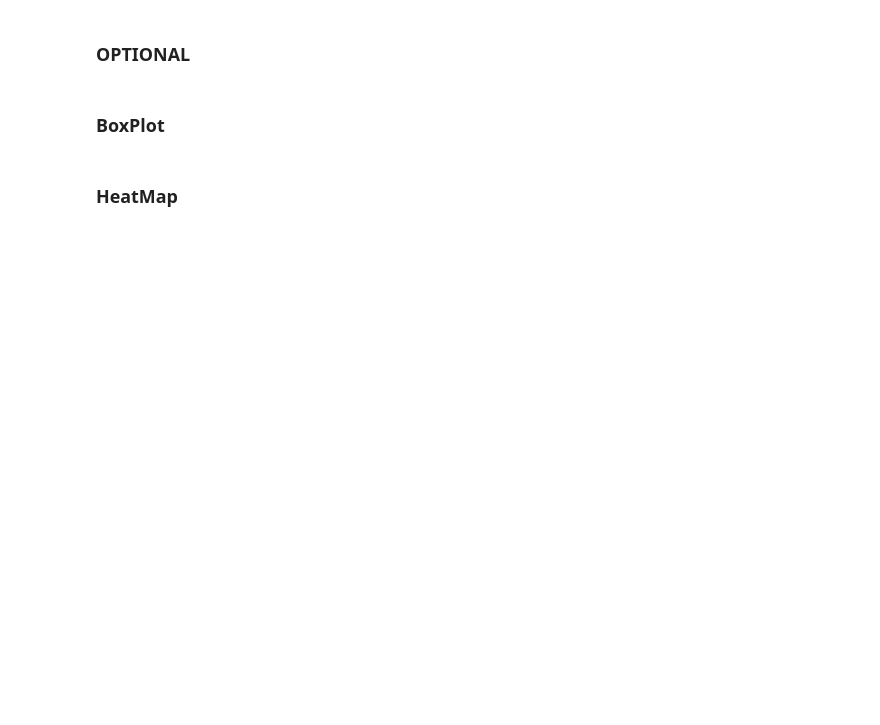
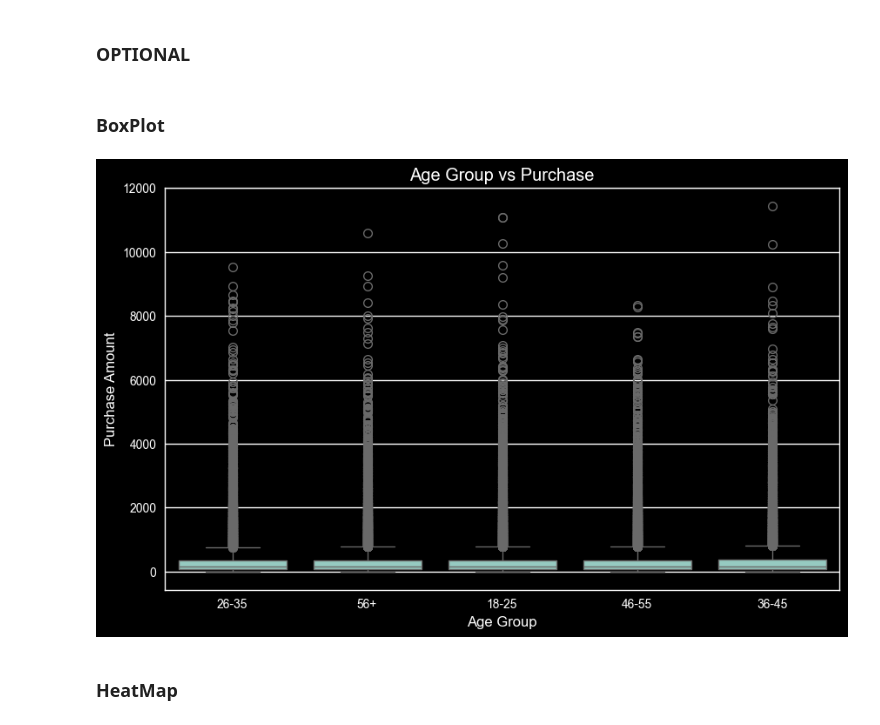
Before and after one commit to Sanskarrrrr30/Black-Friday-Retail-Sales-Analysis, a Jupyter notebook: notebooks/visualization.ipynb, the cells around one changed output. Cells and saved outputs as stored; diff of their text form; code cells hidden in the pictures; blank space fills up the shorter version.

```diff
--- a/notebooks/visualization.ipynb
+++ b/notebooks/visualization.ipynb
@@ -141,13 +76,15 @@ plt.show()
 # %%
 plt.figure(figsize=(10,6))
 
-sns.boxplot(x='Age', y='Purchase', data=df)
+sns.boxplot(x='age_group', y='purchase_amount', data=df)
 
 plt.title("Age Group vs Purchase")
 plt.xlabel("Age Group")
 plt.ylabel("Purchase Amount")
 
 plt.show()
+# %% [output]
+[figure, added]
 # %% [markdown]
 ### HeatMap
 # %%
```
Also changed, not shown: parts of 10 cells of this notebook.
